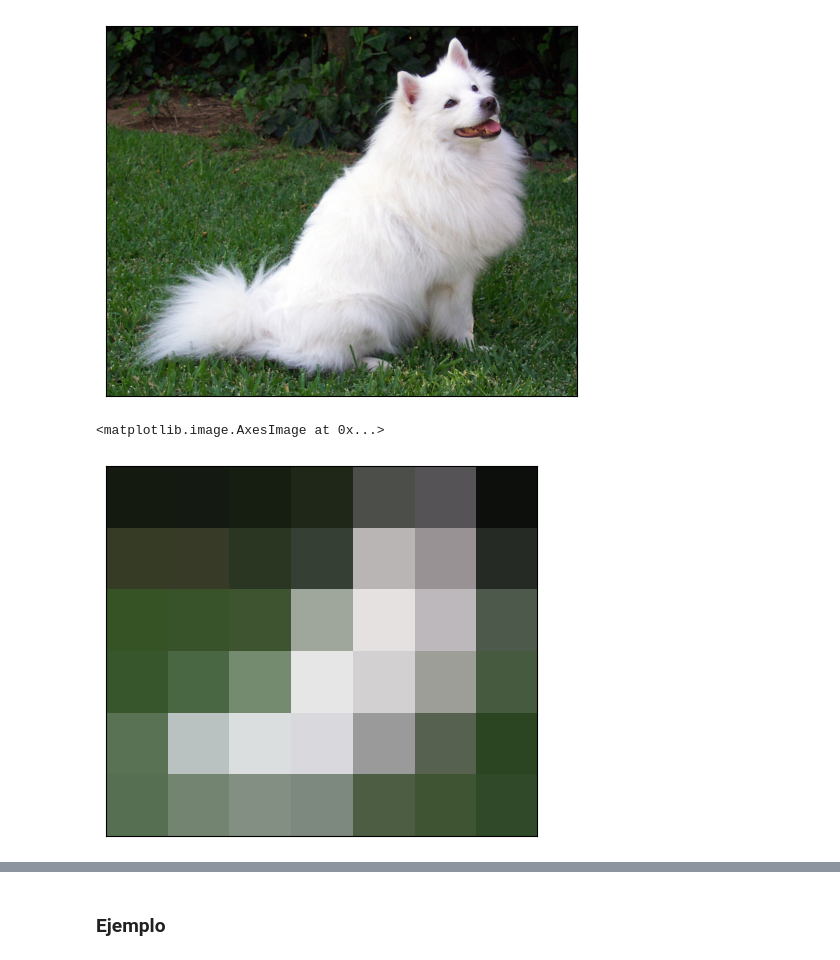
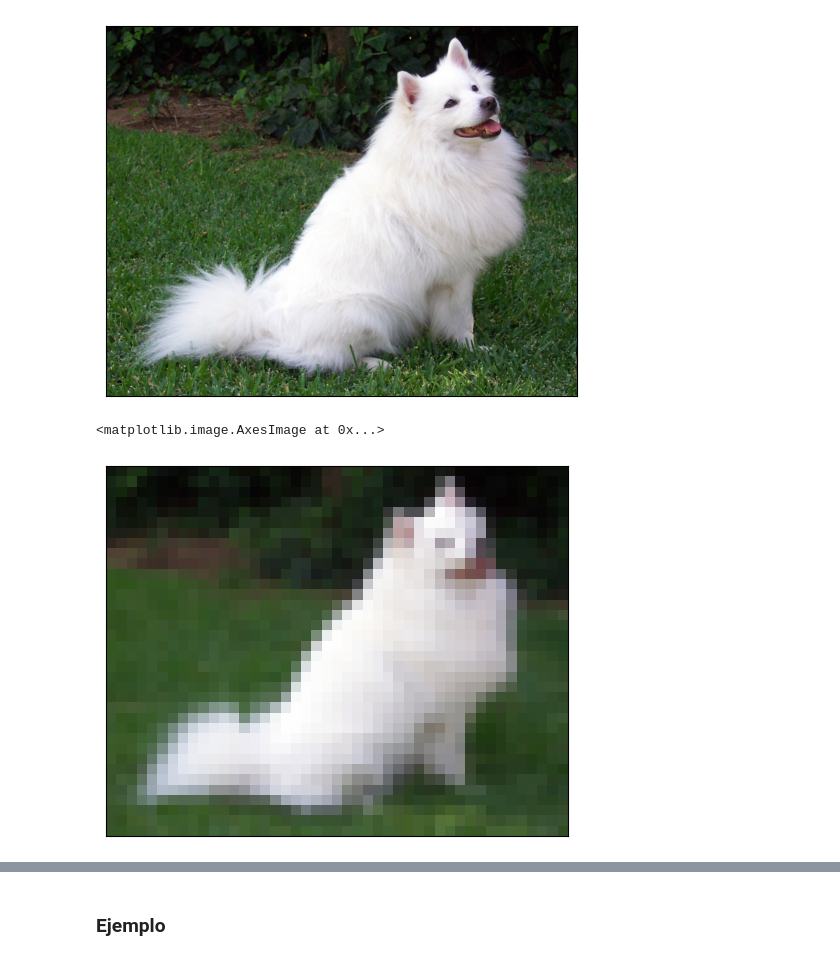
Before and after one commit to AdriaMB/University, a Jupyter notebook: 3rd_Year/PER/Laboratorio/practica_9_PER.ipynb, the cells around one changed output, grey strips where cells are left out. Cells and saved outputs as stored; diff of their text form; code cells hidden in the pictures.

```diff
--- a/3rd_Year/PER/Laboratorio/practica_9_PER.ipynb
+++ b/3rd_Year/PER/Laboratorio/practica_9_PER.ipynb
@@ -56,19 +58,19 @@ plt.imshow(out.permute(1, 2, 0).numpy())
 # %%
 transforms = v2.Compose(
     [
-        v2.ToImage(),
-        v2.ToDtype(torch.uint8, scale=True),
+        v2.ToImage(),   # transforma un tensor en un objeto Image
+        v2.ToDtype(torch.uint8, scale=True),    # convierte los numeros del tensor a enteros sin signo. Si los datos estaban en format flotante, scale = true se multiplican por 255
         v2.RandomHorizontalFlip(p=1.0),
-        v2.Resize(size=(6,), max_size=None), # Reescala la imagen. Saldrá pixelada
+        v2.Resize(size=(36,), max_size=None), # Reescala la imagen. Saldrá pixelada
     ]
 )
 out = transforms(img)
 plt.xticks([])
 plt.yticks([])
 plt.imshow(out.permute(1, 2, 0).numpy())
 # %% [output]
 <matplotlib.image.AxesImage at 0x...>
-[figure, old version]
+[figure, new version]
 # %%
 transforms = v2.Compose(
     [
```
Also changed, not shown: parts of 3 cells of this notebook, 4 other files.
